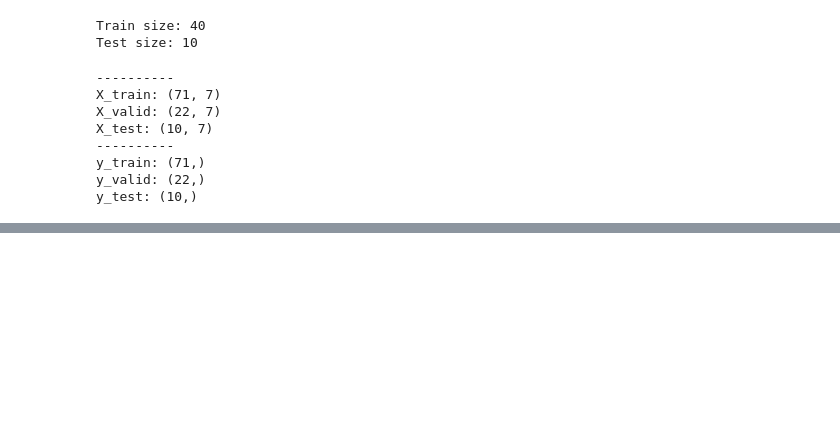
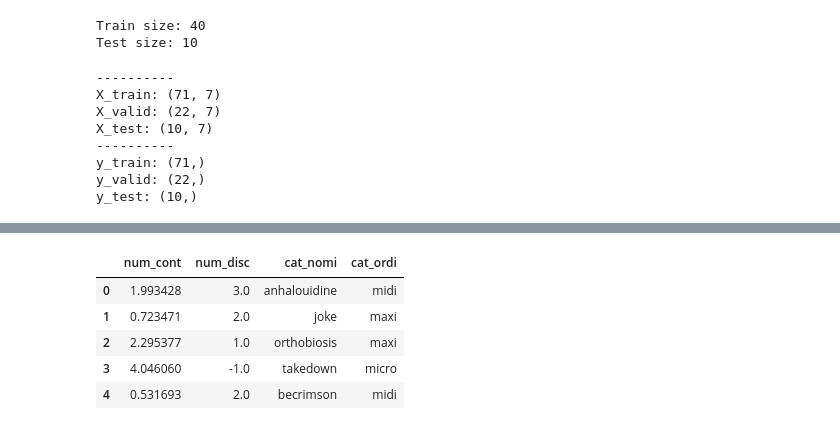
Before and after one commit to Laboratorio-de-Analise-de-Dados/disciplina_python_ml, a Jupyter notebook: dev/script/aulas_teoricas/04-aula-06-divisão de dados_2026-07-14.ipynb, the cells around one changed output, grey strips where cells are left out. Cells and saved outputs as stored; diff of their text form; code cells hidden in the pictures; blank space fills up the shorter version.

```diff
--- a/dev/script/aulas_teoricas/04-aula-06-divisão de dados_2026-07-14.ipynb
+++ b/dev/script/aulas_teoricas/04-aula-06-divisão de dados_2026-07-14.ipynb
@@ -283,0 +336,11 @@ y_test: (10,)
+# %%
+df_variaveis = load('./data/06_aula_df_variaveis')
+
+df_variaveis.head()
+# %% [output]
+|  | num_cont | num_disc | cat_nomi | cat_ordi |
+| 0 | 1.993428 | 3.0 | anhalouidine | midi |
+| 1 | 0.723471 | 2.0 | joke | maxi |
+| 2 | 2.295377 | 1.0 | orthobiosis | maxi |
+| 3 | 4.046060 | -1.0 | takedown | micro |
+| 4 | 0.531693 | 2.0 | becrimson | midi |
```
Also changed, not shown: parts of 8 cells of this notebook, 14 other files.
